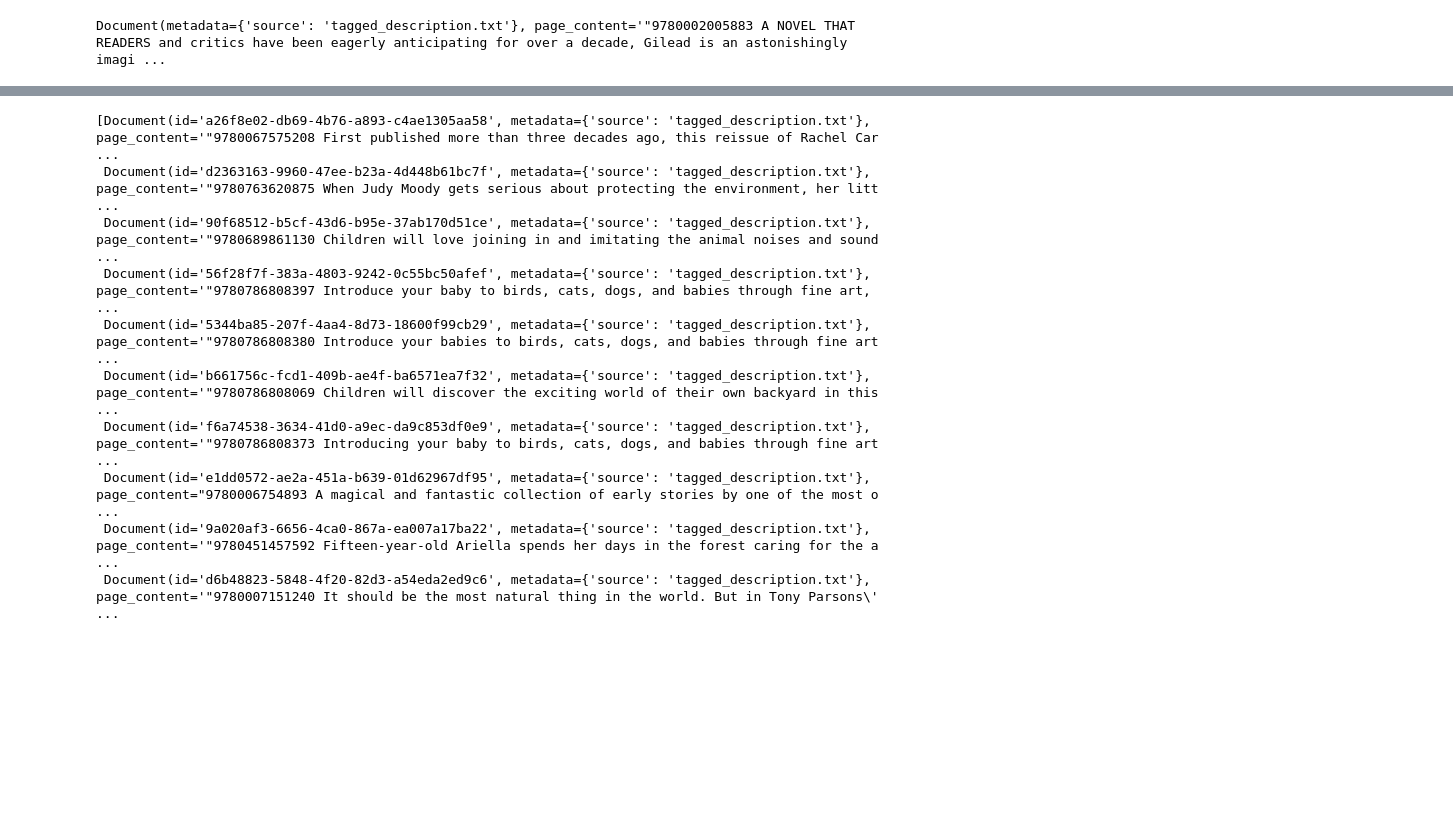
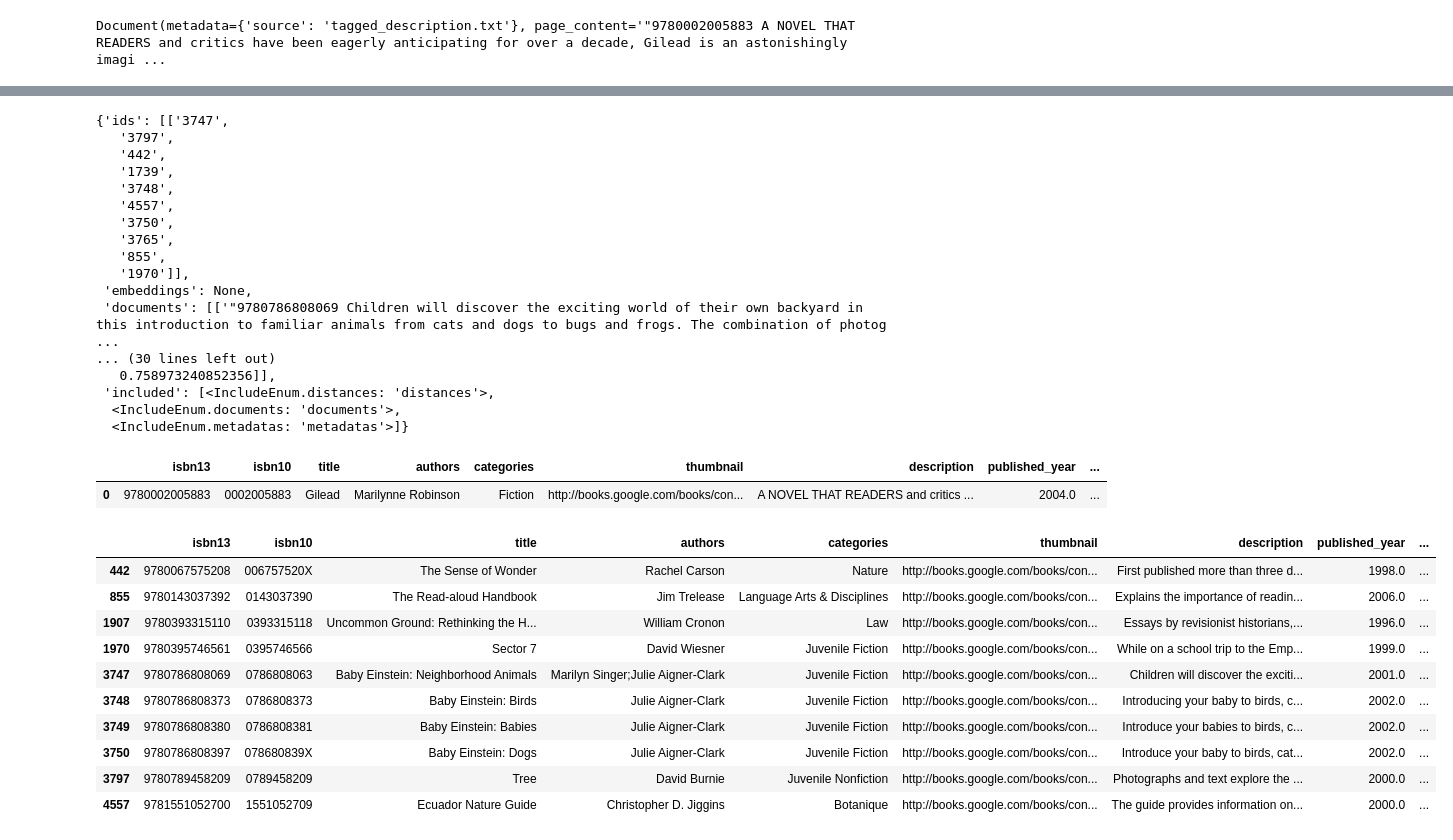
Before and after one commit to ParthSharma272/Semantica, a Jupyter notebook: vector-search.ipynb, the cells around one changed output, grey strips where cells are left out. Cells and saved outputs as stored; diff of their text form; code cells hidden in the pictures; blank space fills up the shorter version.

```diff
--- a/vector-search.ipynb
+++ b/vector-search.ipynb
@@ -135,0 +134,7 @@ print(len(test))
+# %%
+def get_gemini_embedding(text):
+    response = genai.embed_content(
+        model="models/gemini-embedding-exp-03-07",
+        content={"parts": [{"text": text}]}
+    )
+    return response['embedding']
@@ -136,30 +211,52 @@ print(len(test))
 # %%
 query = "A book to teach children about nature"
-docs = db.similarity_search(query, k = 10)
-docs
+results = collection.query(
+	query_embeddings=[get_gemini_embedding(query)],
+	n_results=10
+)
+results
 # %% [output]
-[Document(id='a26f8e02-db69-4b76-a893-c4ae1305aa58', metadata={'source': 'tagged_description.txt'}, page_content='"9780067575208 First published more than three decades ago, this reissue of Rachel Car ...
- Document(id='d2363163-9960-47ee-b23a-4d448b61bc7f', metadata={'source': 'tagged_description.txt'}, page_content='"9780763620875 When Judy Moody gets serious about protecting the environment, her litt ...
- Document(id='90f68512-b5cf-43d6-b95e-37ab170d51ce', metadata={'source': 'tagged_description.txt'}, page_content='"9780689861130 Children will love joining in and imitating the animal noises and sound ...
- Document(id='56f28f7f-383a-4803-9242-0c55bc50afef', metadata={'source': 'tagged_description.txt'}, page_content='"9780786808397 Introduce your baby to birds, cats, dogs, and babies through fine art,  ...
- Document(id='5344ba85-207f-4aa4-8d73-18600f99cb29', metadata={'source': 'tagged_description.txt'}, page_content='"9780786808380 Introduce your babies to birds, cats, dogs, and babies through fine art ...
- Document(id='b661756c-fcd1-409b-ae4f-ba6571ea7f32', metadata={'source': 'tagged_description.txt'}, page_content='"9780786808069 Children will discover the exciting world of their own backyard in this ...
- Document(id='f6a74538-3634-41d0-a9ec-da9c853df0e9', metadata={'source': 'tagged_description.txt'}, page_content='"9780786808373 Introducing your baby to birds, cats, dogs, and babies through fine art ...
- Document(id='e1dd0572-ae2a-451a-b639-01d62967df95', metadata={'source': 'tagged_description.txt'}, page_content="9780006754893 A magical and fantastic collection of early stories by one of the most o ...
- Document(id='9a020af3-6656-4ca0-867a-ea007a17ba22', metadata={'source': 'tagged_description.txt'}, page_content='"9780451457592 Fifteen-year-old Ariella spends her days in the forest caring for the a ...
- Document(id='d6b48823-5848-4f20-82d3-a54eda2ed9c6', metadata={'source': 'tagged_description.txt'}, page_content='"9780007151240 It should be the most natural thing in the world. But in Tony Parsons\' ...
+{'ids': [['3747',
+   '3797',
+   '442',
+   '1739',
+   '3748',
+   '4557',
+   '3750',
+   '3765',
+   '855',
+   '1970']],
+ 'embeddings': None,
+ 'documents': [['"9780786808069 Children will discover the exciting world of their own backyard in this introduction to familiar animals from cats and dogs to bugs and frogs. The combination of photog ...
+... (30 lines left out)
+   0.758973240852356]],
+ 'included': [<IncludeEnum.distances: 'distances'>,
+  <IncludeEnum.documents: 'documents'>,
+  <IncludeEnum.metadatas: 'metadatas'>]}
+# %%
+books[books["isbn13"] == int(documents[0].page_content.split()[0].strip('"'))]
+# %% [output]
+|  | isbn13 | isbn10 | title | authors | categories | thumbnail | description | published_year | ... |
+| 0 | 9780002005883 | 0002005883 | Gilead | Marilynne Robinson | Fiction | http://books.google.com/books/con... | A NOVEL THAT READERS and critics ... | 2004.0 | ... |
 # %%
+def retrieve_semantic_recommendations(query: str, top_k: int = 10) -> pd.DataFrame:
+	results = collection.query(
+		query_embeddings=[get_gemini_embedding(query)],
+		n_results=top_k
+	)
+	books_list = [int(doc.split()[0].strip('"')) for doc in results["documents"][0]]
+	return books[books["isbn13"].isin(books_list)]
 
-
-def retrieve_semantic_recommendations(
-        query: str,
-        top_k: int = 10,
-) -> pd.DataFrame:
-    recs = db.similarity_search(query, k = 50)
-
-    books_list = []
-
-    for i in range(0, len(recs)):
-        books_list += [int(recs[i].page_content.strip('"').split()[0])]
-
-    return books[books["isbn13"].isin(books_list)]
+retrieve_semantic_recommendations("books to teach kids about nature")
+# %% [output]
+|  | isbn13 | isbn10 | title | authors | categories | thumbnail | description | published_year | ... |
+| 442 | 9780067575208 | 006757520X | The Sense of Wonder | Rachel Carson | Nature | http://books.google.com/books/con... | First published more than three d... | 1998.0 | ... |
+| 855 | 9780143037392 | 0143037390 | The Read-aloud Handbook | Jim Trelease | Language Arts & Disciplines | http://books.google.com/books/con... | Explains the importance of readin... | 2006.0 | ... |
+| 1907 | 9780393315110 | 0393315118 | Uncommon Ground: Rethinking the H... | William Cronon | Law | http://books.google.com/books/con... | Essays by revisionist historians,... | 1996.0 | ... |
+| 1970 | 9780395746561 | 0395746566 | Sector 7 | David Wiesner | Juvenile Fiction | http://books.google.com/books/con... | While on a school trip to the Emp... | 1999.0 | ... |
+| 3747 | 9780786808069 | 0786808063 | Baby Einstein: Neighborhood Animals | Marilyn Singer;Julie Aigner-Clark | Juvenile Fiction | http://books.google.com/books/con... | Children will discover the exciti... | 2001.0 | ... |
+| 3748 | 9780786808373 | 0786808373 | Baby Einstein: Birds | Julie Aigner-Clark | Juvenile Fiction | http://books.google.com/books/con... | Introducing your baby to birds, c... | 2002.0 | ... |
+| 3749 | 9780786808380 | 0786808381 | Baby Einstein: Babies | Julie Aigner-Clark | Juvenile Fiction | http://books.google.com/books/con... | Introduce your babies to birds, c... | 2002.0 | ... |
+| 3750 | 9780786808397 | 078680839X | Baby Einstein: Dogs | Julie Aigner-Clark | Juvenile Fiction | http://books.google.com/books/con... | Introduce your baby to birds, cat... | 2002.0 | ... |
+| 3797 | 9780789458209 | 0789458209 | Tree | David Burnie | Juvenile Nonfiction | http://books.google.com/books/con... | Photographs and text explore the ... | 2000.0 | ... |
+| 4557 | 9781551052700 | 1551052709 | Ecuador Nature Guide | Christopher D. Jiggins | Botanique | http://books.google.com/books/con... | The guide provides information on... | 2000.0 | ... |
```
Also changed, not shown: parts of 19 cells of this notebook, 5 other files.
